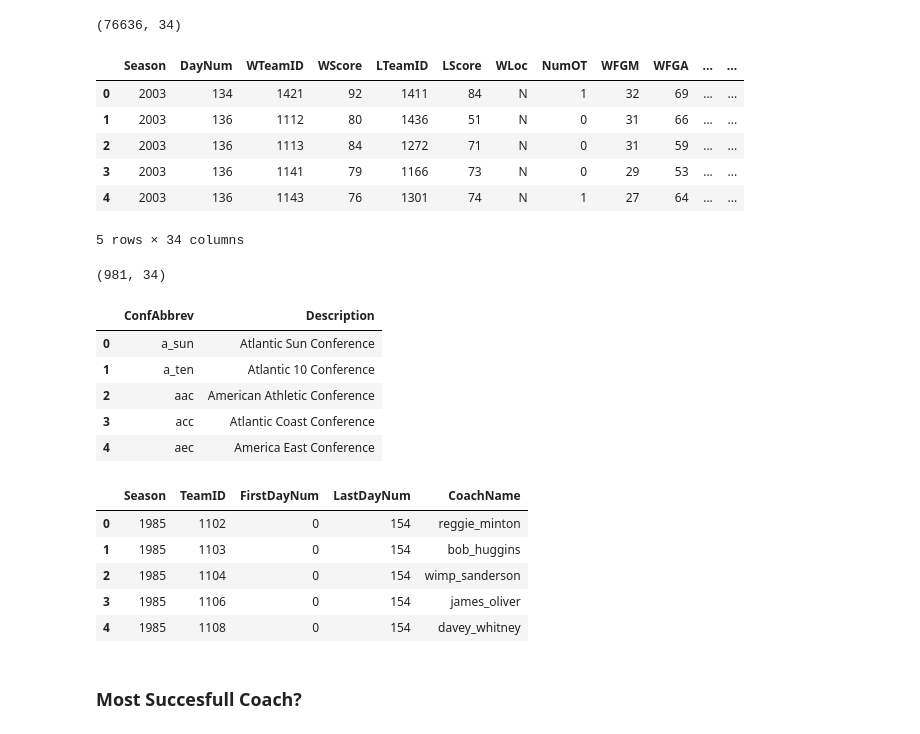
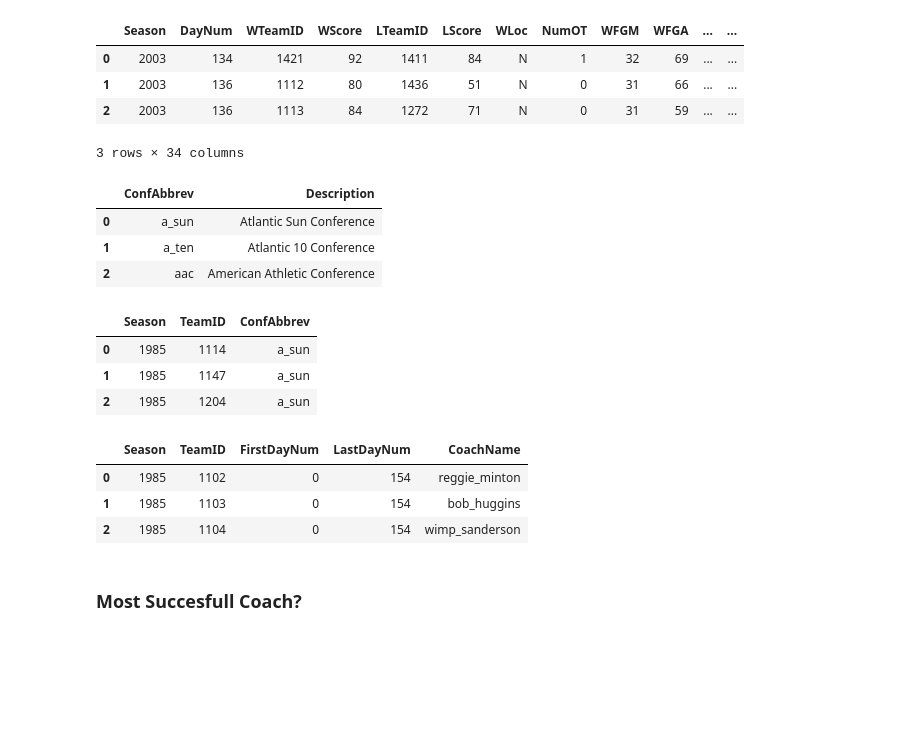
Before and after one commit to mguner/ISL, a Jupyter notebook: Google_Cloud_NCAA.ipynb, the cells around one changed output. Saved outputs shown, nothing was run; the diff lists cells and outputs as text; code cells hidden in the pictures; blank space fills up the shorter version.

```diff
--- a/Google_Cloud_NCAA.ipynb
+++ b/Google_Cloud_NCAA.ipynb
@@ -149,52 +91,43 @@ seas_detail.head()
-# %%
-seas_detail.shape
-# %% [output]
-(76636, 34)
 # %%
 #This file provides team-level box scores for many NCAA® tournaments, starting with the 2003 season.
 tour_detail = pd.read_csv('/Users/user/Desktop/proje/EGMStudyGroup/NCAA/data/DataFiles/NCAATourneyDetailedResults.csv')
-tour_detail.head()
+tour_detail.head(3)
 # %% [output]
 |  | Season | DayNum | WTeamID | WScore | LTeamID | LScore | WLoc | NumOT | WFGM | WFGA | ... | ... |
 | 0 | 2003 | 134 | 1421 | 92 | 1411 | 84 | N | 1 | 32 | 69 | ... | ... |
 | 1 | 2003 | 136 | 1112 | 80 | 1436 | 51 | N | 0 | 31 | 66 | ... | ... |
 | 2 | 2003 | 136 | 1113 | 84 | 1272 | 71 | N | 0 | 31 | 59 | ... | ... |
-| 3 | 2003 | 136 | 1141 | 79 | 1166 | 73 | N | 0 | 29 | 53 | ... | ... |
-| 4 | 2003 | 136 | 1143 | 76 | 1301 | 74 | N | 1 | 27 | 64 | ... | ... |
-5 rows × 34 columns
+3 rows × 34 columns
-# %%
-tour_detail.shape
-# %% [output]
-(981, 34)
 # %%
 #This file indicates the Division I conferences that have existed over the years since 1985.
 conferences = pd.read_csv('/Users/user/Desktop/proje/EGMStudyGroup/NCAA/data/DataFiles/Conferences.csv')
-conferences.head()
+conferences.head(3)
 # %% [output]
 |  | ConfAbbrev | Description |
 | 0 | a_sun | Atlantic Sun Conference |
 | 1 | a_ten | Atlantic 10 Conference |
 | 2 | aac | American Athletic Conference |
-| 3 | acc | Atlantic Coast Conference |
-| 4 | aec | America East Conference |
 # %%
 #This file indicates the conference affiliations for each team during each season.
 #Some conferences have changed their names from year to year, and/or changed which teams are part of the conference.
 #This file tracks this information historically.
-
 team_conferences = pd.read_csv('/Users/user/Desktop/proje/EGMStudyGroup/NCAA/data/DataFiles/TeamConferences.csv')
+team_conferences.head(3)
+# %% [output]
+|  | Season | TeamID | ConfAbbrev |
+| 0 | 1985 | 1114 | a_sun |
+| 1 | 1985 | 1147 | a_sun |
+| 2 | 1985 | 1204 | a_sun |
 # %%
 #This file indicates the head coach for each team in each season,
 #including a start/finish range of DayNums to indicate a mid-season coaching change.
 coaches = pd.read_csv('/Users/user/Desktop/proje/EGMStudyGroup/NCAA/data/DataFiles/TeamCoaches.csv')
-coaches.head()
+coaches.head(3)
 # %% [output]
 |  | Season | TeamID | FirstDayNum | LastDayNum | CoachName |
 | 0 | 1985 | 1102 | 0 | 154 | reggie_minton |
 | 1 | 1985 | 1103 | 0 | 154 | bob_huggins |
 | 2 | 1985 | 1104 | 0 | 154 | wimp_sanderson |
-| 3 | 1985 | 1106 | 0 | 154 | james_oliver |
-| 4 | 1985 | 1108 | 0 | 154 | davey_whitney |
 # %% [markdown]
 ### Most Succesfull Coach?
 # %%
```
Also changed, not shown: parts of 14 cells of this notebook.
